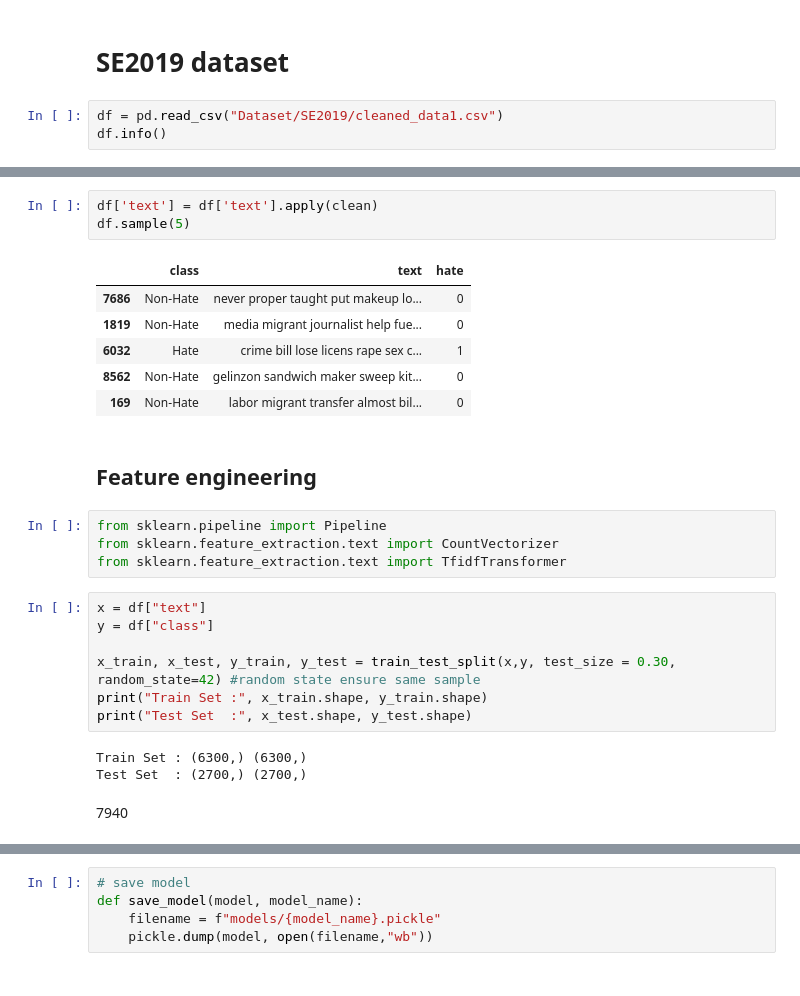
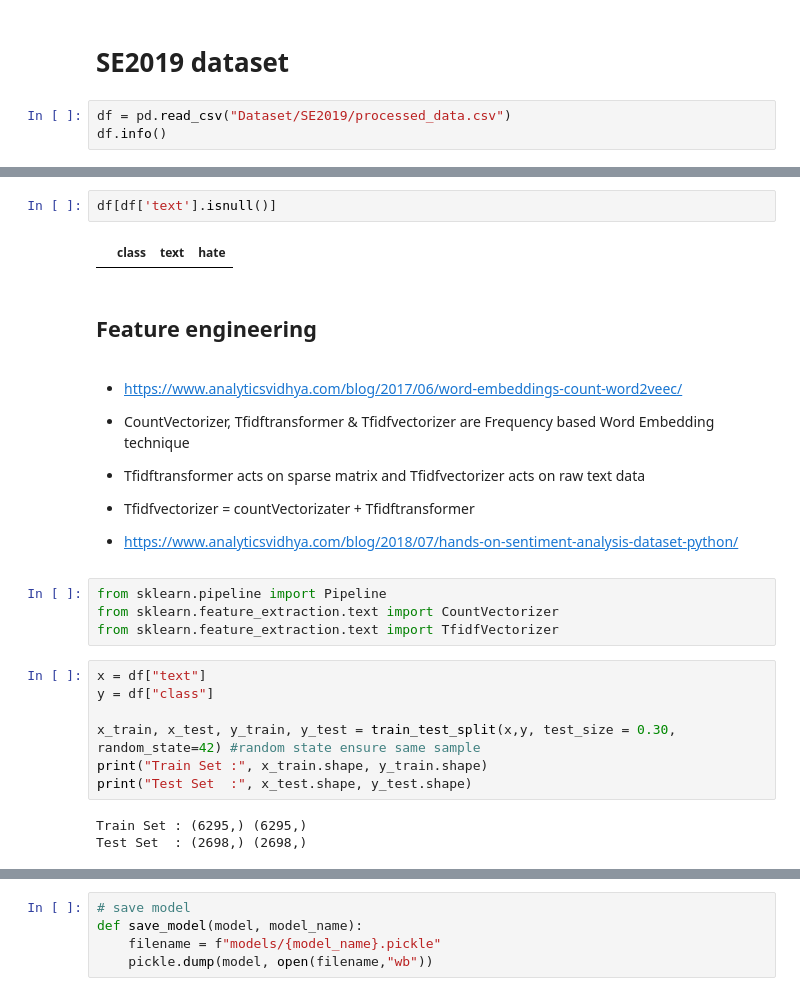
Before and after one commit to yclee98/Hate-speech-detection, a Jupyter notebook: main.ipynb, the cells around one changed output, grey strips where cells are left out. Cells and saved outputs as stored; diff of their text form.

```diff
--- a/main.ipynb
+++ b/main.ipynb
@@ -67,7 +62,7 @@ stopword = set(stopwords.words("english")) #to elimiate unimportand words, allow
 # %% [markdown]
 # SE2019 dataset
 # %%
-df = pd.read_csv("Dataset/SE2019/cleaned_data1.csv")
+df = pd.read_csv("Dataset/SE2019/processed_data.csv")
 df.info()
 # %% [output]
 <class 'pandas.core.frame.DataFrame'>
@@ -113,19 +94,20 @@ def clean(text):
 # %%
-df['text'] = df['text'].apply(clean)
-df.sample(5)
+df[df['text'].isnull()]
 # %% [output]
 |  | class | text | hate |
-| 7686 | Non-Hate | never proper taught put makeup lo... | 0 |
-| 1819 | Non-Hate | media migrant journalist help fue... | 0 |
-| 6032 | Hate | crime bill lose licens rape sex c... | 1 |
-| 8562 | Non-Hate | gelinzon sandwich maker sweep kit... | 0 |
-| 169 | Non-Hate | labor migrant transfer almost bil... | 0 |
 # %% [markdown]
 ## Feature engineering
+# %% [markdown]
+- https://www.analyticsvidhya.com/blog/2017/06/word-embeddings-count-word2veec/
+- CountVectorizer, Tfidftransformer & Tfidfvectorizer are Frequency based Word Embedding technique
+- Tfidftransformer acts on sparse matrix and Tfidfvectorizer acts on raw text data
+- Tfidfvectorizer = countVectorizater + Tfidftransformer
+
+- https://www.analyticsvidhya.com/blog/2018/07/hands-on-sentiment-analysis-dataset-python/
 # %%
 from sklearn.pipeline import Pipeline
 from sklearn.feature_extraction.text import CountVectorizer
-from sklearn.feature_extraction.text import TfidfTransformer
+from sklearn.feature_extraction.text import TfidfVectorizer
 # %%
 x = df["text"]
 y = df["class"]
@@ -134,7 +116,5 @@ x_train, x_test, y_train, y_test = train_test_split(x,y, test_size = 0.30, rando
 print("Train Set :", x_train.shape, y_train.shape)
 print("Test Set  :", x_test.shape, y_test.shape)
 # %% [output]
-Train Set : (6300,) (6300,)
-Test Set  : (2700,) (2700,)
+Train Set : (6295,) (6295,)
+Test Set  : (2698,) (2698,)
-# %% [markdown]
-7940
```
Also changed, not shown: parts of 37 cells of this notebook, 3 other files.
